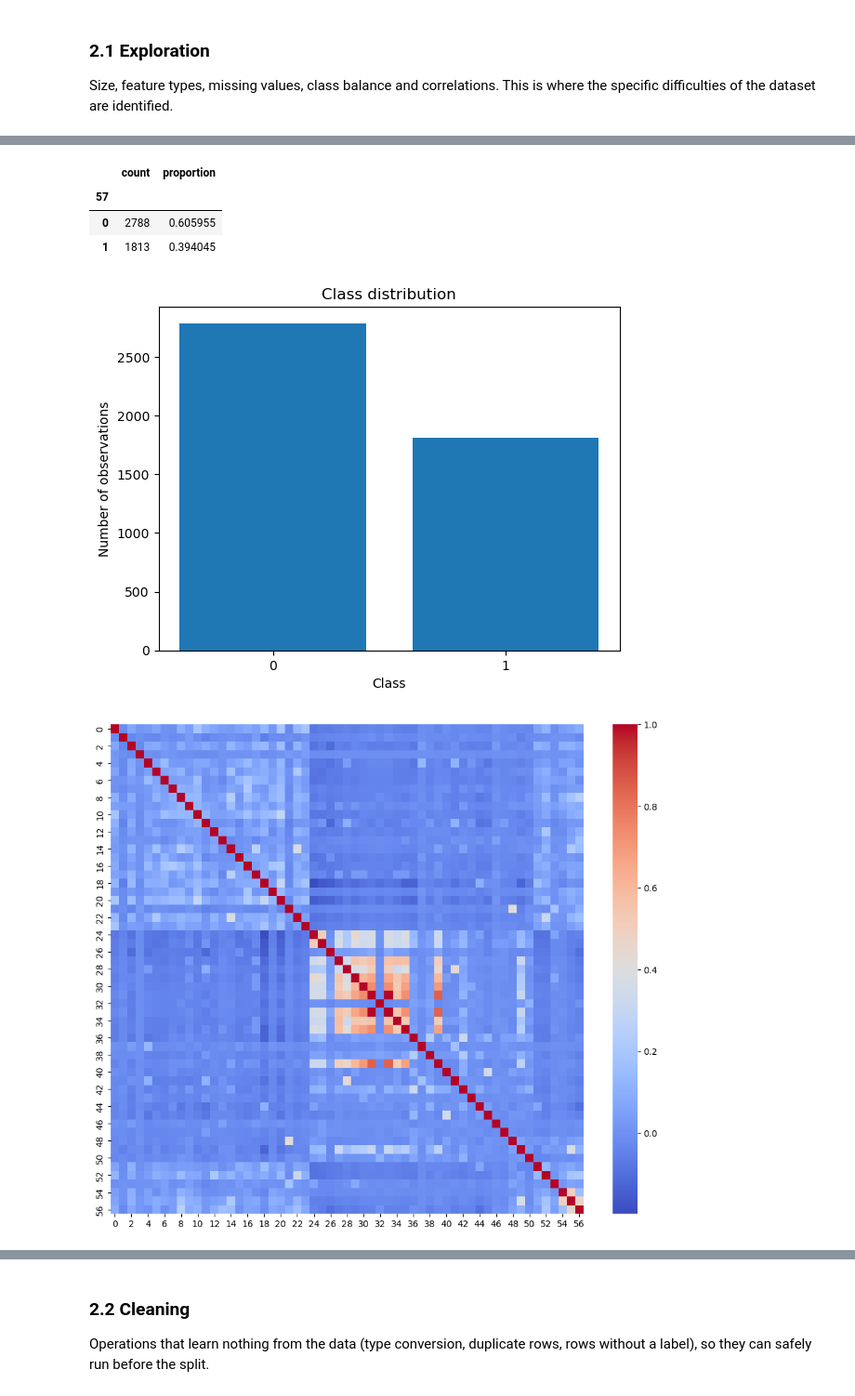
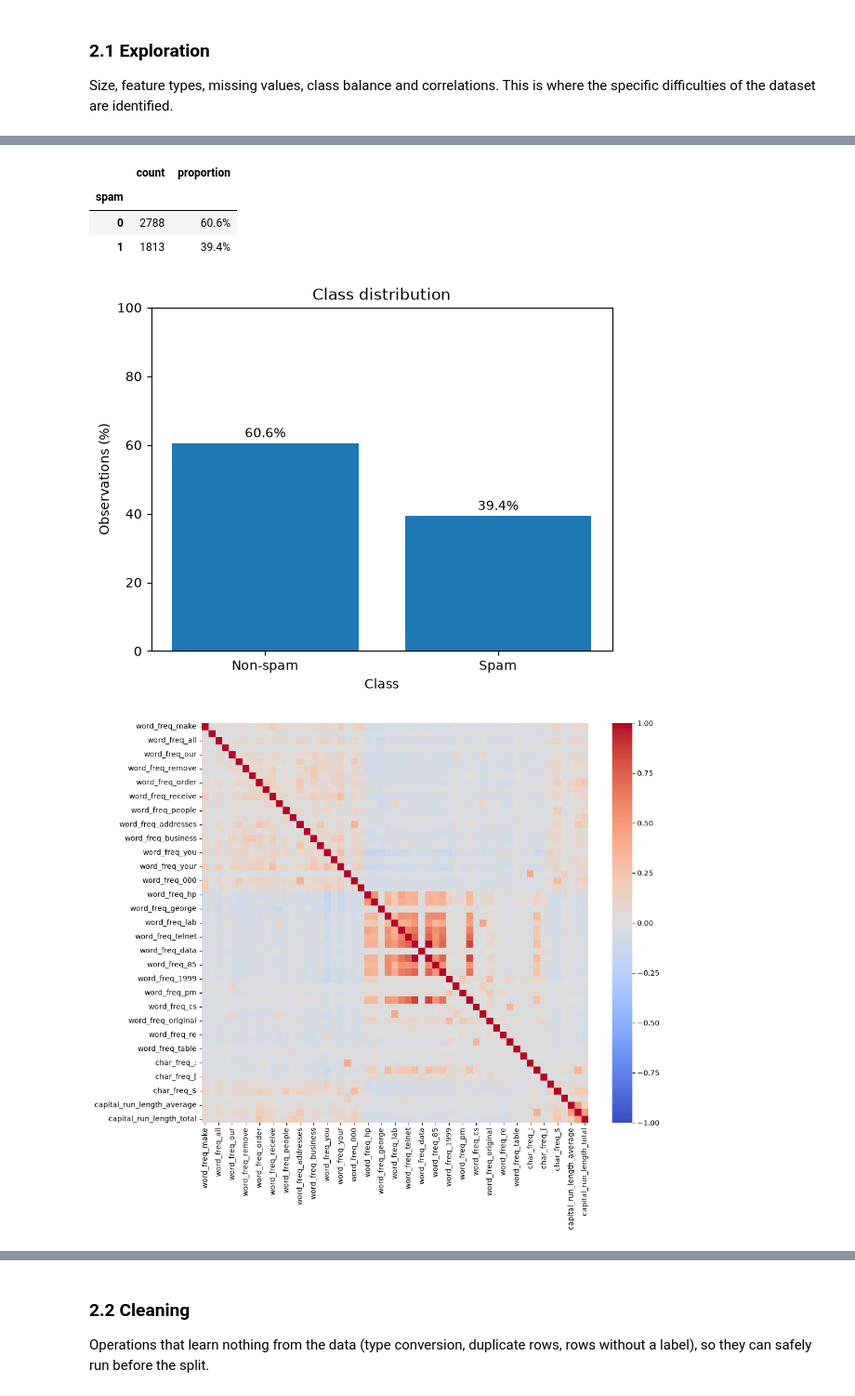
Before and after one commit to AmroBenramdane/Projet_ML, a Jupyter notebook: spam.ipynb, the cells around one changed output, grey strips where cells are left out. Shown at 93% size. Cells and saved outputs as stored; diff of their text form; code cells hidden in the pictures.

```diff
--- a/spam.ipynb
+++ b/spam.ipynb
@@ -62,23 +62,17 @@ Understand the data, clean it, and decide how it will be pre-processed.
 
 Size, feature types, missing values, class balance and correlations. This is where the specific difficulties of the dataset are identified.
 # %%
-# TODO: explore the dataset.
-#   mlw.summarize_dataset(X)
-#   mlw.get_class_distribution(y)
-#   mlw.plot_class_distribution(y)
-#   mlw.plot_correlation_matrix(X)
-
-# Dataset summary
+print(f"{X.shape[0]:,} observations, {X.shape[1]} features")
 display(mlw.summarize_dataset(X))
 
-# Class distribution
-display(mlw.get_class_distribution(y))
-
-# Class distribution plot
-mlw.plot_class_distribution(y)
+distribution = mlw.get_class_distribution(y)
+display(distribution.style.format({"proportion": "{:.1%}"}))
+mlw.plot_class_distribution(y, labels={0: "Non-spam", 1: "Spam"})
 plt.show()
 
-# Correlation matrix
 mlw.plot_correlation_matrix(X)
 plt.show()
+
+mlw.plot_feature_histogram(X["capital_run_length_longest"], log_scale=True)
+plt.show()
 # %% [output]
@@ -102,6 +97,6 @@ plt.show()
 |  | count | proportion |
-| 57 |  |  |
-| 0 | 2788 | 0.605955 |
-| 1 | 1813 | 0.394045 |
+| spam |  |  |
+| 0 | 2788 | 60.6% |
+| 1 | 1813 | 39.4% |
-[figure, old version]
+[figure, new version]
-[figure, old version]
+[figure, new version]
```
Also changed, not shown: parts of 2 cells of this notebook, 2 other files.
